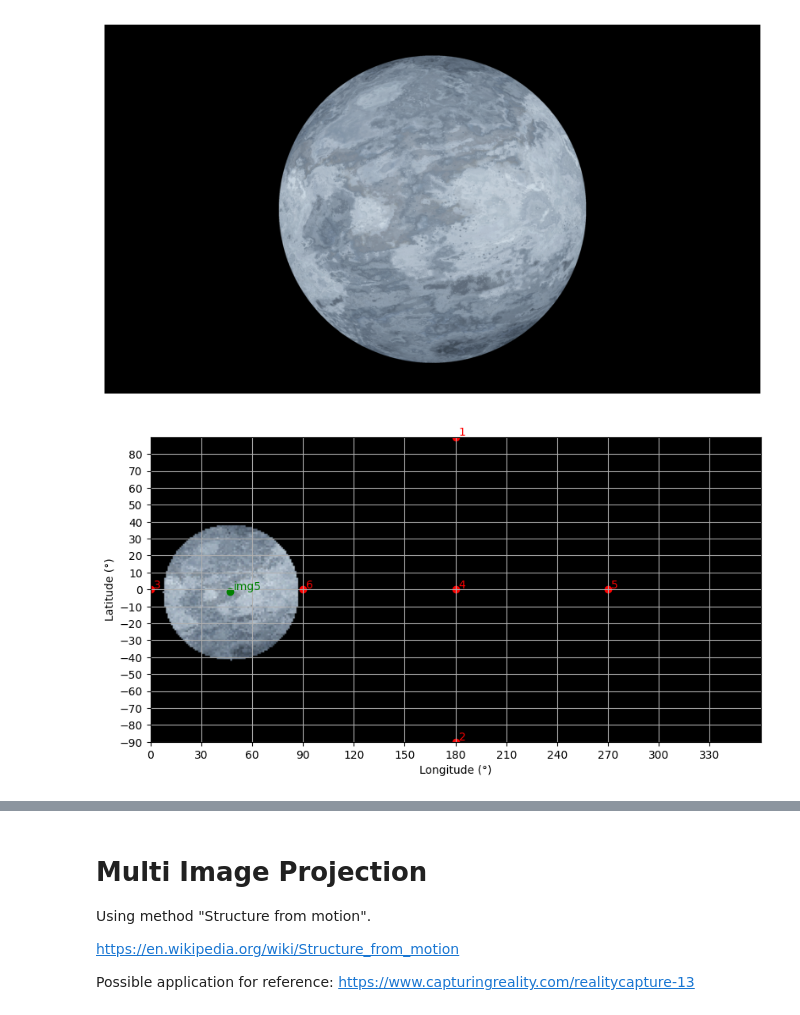
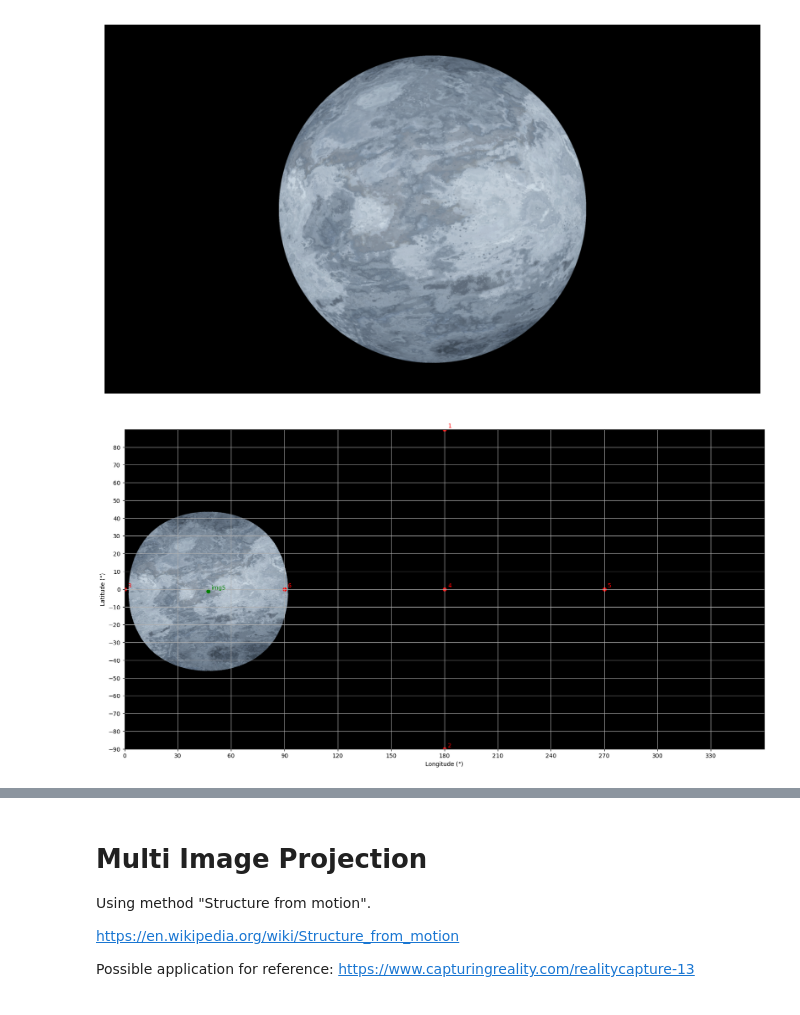
Before and after one commit to GrakePch/2024CV_FinalProject_StarCartographer, a Jupyter notebook: main.ipynb, the cells around one changed output, grey strips where cells are left out. Saved outputs shown, nothing was run; the diff lists cells and outputs as text; code cells hidden in the pictures.

```diff
--- a/main.ipynb
+++ b/main.ipynb
@@ -147,6 +147,10 @@ def longlaToInputImgUV(longla, inputImg, inputFov, inputCenterLongLa, camPos):
     inputCenterLati = inputCenterLongLa[1]
     localLong = longla[0] - inputCenterLong
     localLati = longla[1] - inputCenterLati
+    # Max localLong & La: the contact point between the sphere and tangent line from camera.
+    maxLocalLongLa = math.acos(PLANET_RADIUS / np.linalg.norm(camPos)) / math.pi * 180
+    # Stop calculate if localLong and localLati is outside the horizon/contact circle
+    if np.linalg.norm([localLong, localLati]) > maxLocalLongLa: return None, None
     # Calculate x, y, z from localLong and localLati relatives to camera's coordspace:
     # x: image plane x,
     # y: image plane y,
@@ -167,15 +171,18 @@ plt.axis('off')  # Turn off axis
 plt.show()
 # %% [output]
 [figure]
-# %%
-testMap = np.zeros((180, 360, 3))
-useRadius = 40 # unit: degree, pixels in this radius are used
-for lo in range(int(cam5longla[0]) - useRadius, int(cam5longla[0]) + useRadius):
-    for la in range(int(cam5longla[1]) - useRadius, int(cam5longla[1]) + useRadius):
-        if (np.linalg.norm([lo - int(cam5longla[0]), la - int(cam5longla[1])]) > useRadius): continue
-        u, v = longlaToInputImgUV([lo, la], img5_cropped, img5Meta["fovU"], cam5longla, cam5pos)
-        testMap[90-la, lo] = img5_cropped[-v, u]
-
-drawMapGrid(testMap, [cam5longla], ["img5"])
-# %% [output]
-[figure, removed]
+# %%
+testMap = np.zeros((OUTPUT_IMG_SIZE[1], OUTPUT_IMG_SIZE[0], 3))
+for v in range(OUTPUT_IMG_SIZE[1]):
+    for u in range(OUTPUT_IMG_SIZE[0]):
+        la = -v / OUTPUT_IMG_SIZE[1] * 180 + 90
+        lo = u / OUTPUT_IMG_SIZE[0] * 360
+        uInput, vInput = longlaToInputImgUV([lo, la], img5_cropped, img5Meta["fovU"], cam5longla, cam5pos)
+        if uInput is None or not (0 <= uInput < img5_cropped.shape[1] and 0 <= vInput < img5_cropped.shape[0]):
+            testMap[v, u] = [0, 0, 0]
+            continue
+        testMap[v, u] = img5_cropped[-vInput, uInput]
+
+drawMapGrid(testMap, [cam5longla], ["img5"])
+# %% [output]
+[figure, added]
```
Also changed, not shown: parts of 12 cells of this notebook, 2 other files.
